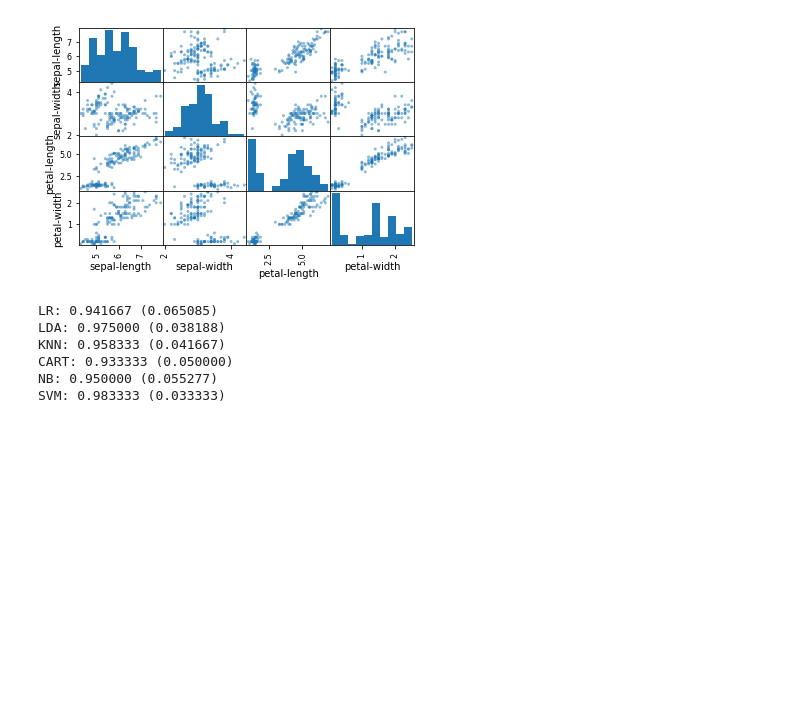
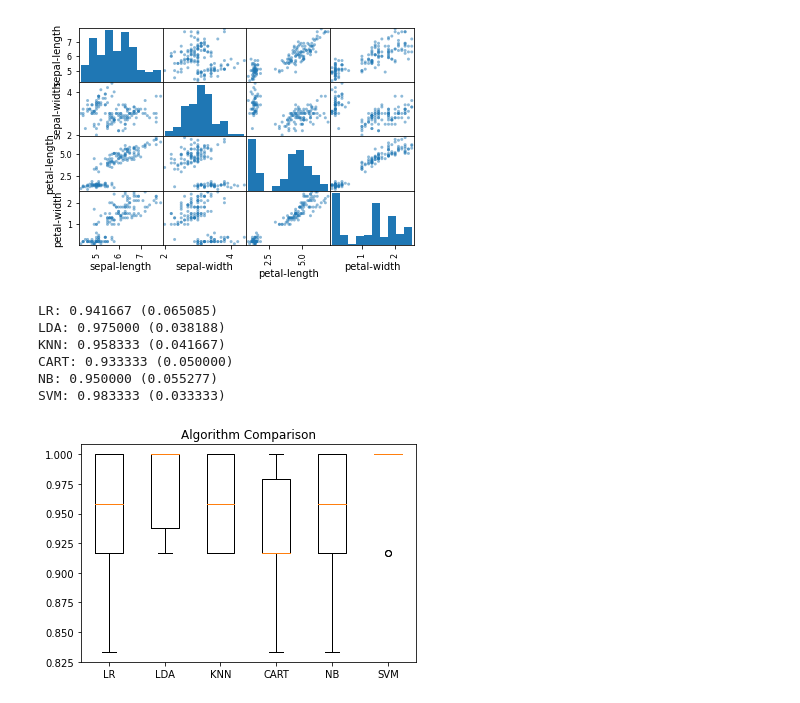
Before and after one commit to yishairasowsky/machinelearningmastery, a Jupyter notebook: first_project/steps.ipynb, the cells around one changed output. Drawn from its saved outputs; the diff is of its cells as text; code cells hidden in the pictures; blank space fills up the shorter version.

```diff
--- a/first_project/steps.ipynb
+++ b/first_project/steps.ipynb
@@ -117,3 +117,10 @@ KNN: 0.958333 (0.041667)
 CART: 0.933333 (0.050000)
 NB: 0.950000 (0.055277)
 SVM: 0.983333 (0.033333)
+# %%
+# Compare Algorithms
+pyplot.boxplot(results, labels=names)
+pyplot.title('Algorithm Comparison')
+pyplot.show()
+# %% [output]
+[figure, added]
```
Also changed, not shown: parts of 2 cells of this notebook.
